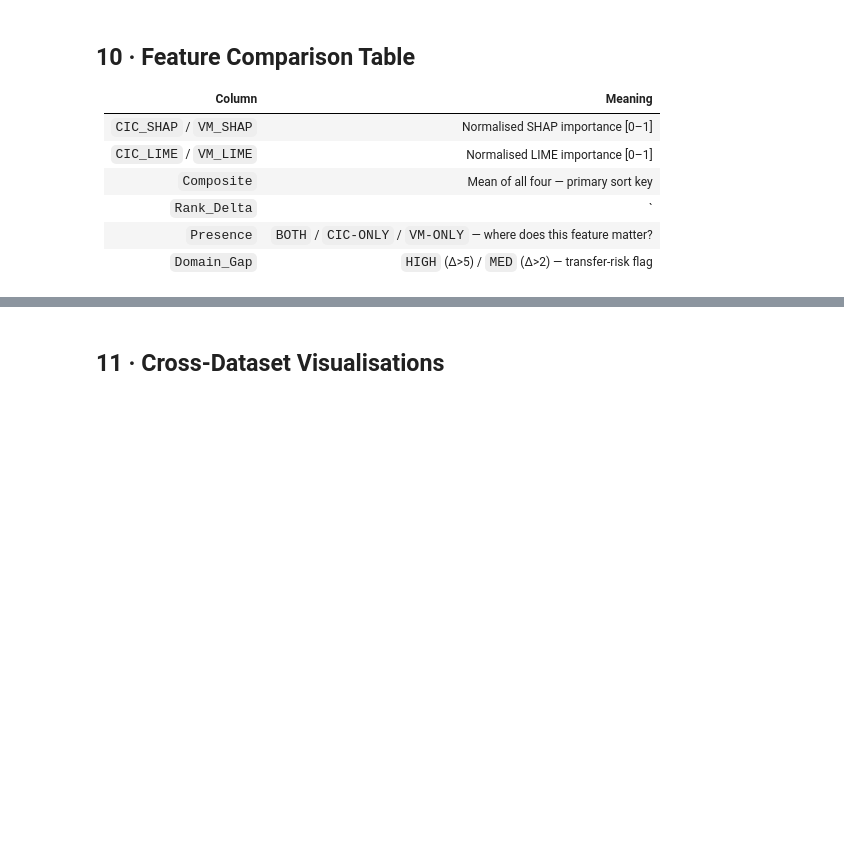
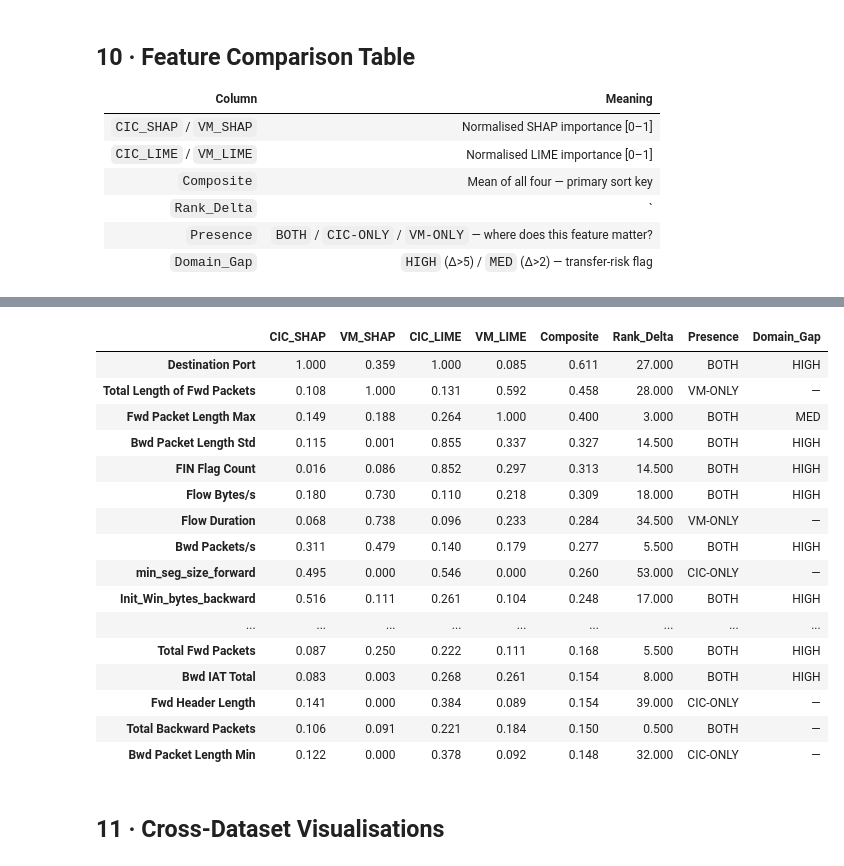
Before and after one commit to CPRE560-IDS-with-Modern-Tabular-ML/VM_Env_Test, a Jupyter notebook: notebooks/lime_shap_analysis.ipynb, the cells around one changed output, grey strips where cells are left out. Drawn from its saved outputs; the diff is of its cells as text; code cells hidden in the pictures; blank space fills up the shorter version.

```diff
--- a/notebooks/lime_shap_analysis.ipynb
+++ b/notebooks/lime_shap_analysis.ipynb
@@ -602,26 +610,44 @@ print(f' Saved → {OUT_DIR}/feature_comparison_table.csv')
 # %%
 # Styled display — green = shared, blue = CIC-only, red = VM-only
 display_cols = ['CIC_SHAP','VM_SHAP','CIC_LIME','VM_LIME',
                 'Composite','Rank_Delta','Presence','Domain_Gap']
 
 def _col_presence(v):
     return {'BOTH':     'background-color:#d4edda;color:#155724',
             'CIC-ONLY': 'background-color:#cce5ff;color:#004085',
             'VM-ONLY':  'background-color:#f8d7da;color:#721c24',
             }.get(v, '')
 
 def _col_gap(v):
     return {'HIGH': 'background-color:#f8d7da;font-weight:bold',
             'MED':  'background-color:#fff3cd'}.get(v, '')
 
 (tbl.head(TOP_N)[display_cols]
  .style
  .background_gradient(subset=['CIC_SHAP','VM_SHAP','CIC_LIME','VM_LIME','Composite'],
                       cmap='YlGn')
  .background_gradient(subset=['Rank_Delta'], cmap='Reds')
- .applymap(_col_presence, subset=['Presence'])
- .applymap(_col_gap,      subset=['Domain_Gap'])
+ .map(_col_presence, subset=['Presence'])
+ .map(_col_gap,      subset=['Domain_Gap'])
  .format('{:.3f}', subset=['CIC_SHAP','VM_SHAP','CIC_LIME','VM_LIME','Composite','Rank_Delta']))
+# %% [output]
+|  | CIC_SHAP | VM_SHAP | CIC_LIME | VM_LIME | Composite | Rank_Delta | Presence | Domain_Gap |
+| Destination Port | 1.000 | 0.359 | 1.000 | 0.085 | 0.611 | 27.000 | BOTH | HIGH |
+| Total Length of Fwd Packets | 0.108 | 1.000 | 0.131 | 0.592 | 0.458 | 28.000 | VM-ONLY | — |
+| Fwd Packet Length Max | 0.149 | 0.188 | 0.264 | 1.000 | 0.400 | 3.000 | BOTH | MED |
+| Bwd Packet Length Std | 0.115 | 0.001 | 0.855 | 0.337 | 0.327 | 14.500 | BOTH | HIGH |
+| FIN Flag Count | 0.016 | 0.086 | 0.852 | 0.297 | 0.313 | 14.500 | BOTH | HIGH |
+| Flow Bytes/s | 0.180 | 0.730 | 0.110 | 0.218 | 0.309 | 18.000 | BOTH | HIGH |
+| Flow Duration | 0.068 | 0.738 | 0.096 | 0.233 | 0.284 | 34.500 | VM-ONLY | — |
+| Bwd Packets/s | 0.311 | 0.479 | 0.140 | 0.179 | 0.277 | 5.500 | BOTH | HIGH |
+| min_seg_size_forward | 0.495 | 0.000 | 0.546 | 0.000 | 0.260 | 53.000 | CIC-ONLY | — |
+| Init_Win_bytes_backward | 0.516 | 0.111 | 0.261 | 0.104 | 0.248 | 17.000 | BOTH | HIGH |
+| ... | ... | ... | ... | ... | ... | ... | ... | ... |
+| Total Fwd Packets | 0.087 | 0.250 | 0.222 | 0.111 | 0.168 | 5.500 | BOTH | HIGH |
+| Bwd IAT Total | 0.083 | 0.003 | 0.268 | 0.261 | 0.154 | 8.000 | BOTH | HIGH |
+| Fwd Header Length | 0.141 | 0.000 | 0.384 | 0.089 | 0.154 | 39.000 | CIC-ONLY | — |
+| Total Backward Packets | 0.106 | 0.091 | 0.221 | 0.184 | 0.150 | 0.500 | BOTH | — |
+| Bwd Packet Length Min | 0.122 | 0.000 | 0.378 | 0.092 | 0.148 | 32.000 | CIC-ONLY | — |
 # %% [markdown]
 ## 11 · Cross-Dataset Visualisations
 # %% [markdown]
```
Also changed, not shown: parts of 10 cells of this notebook.
